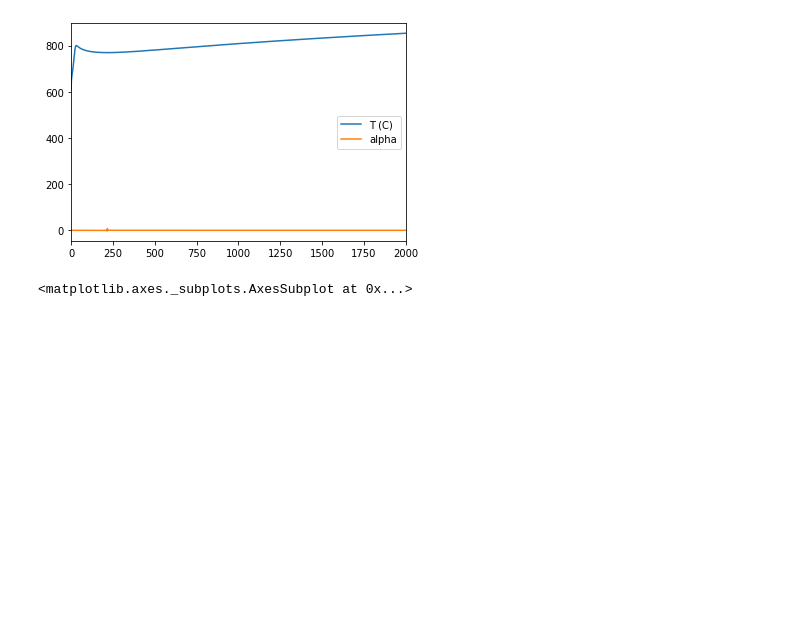
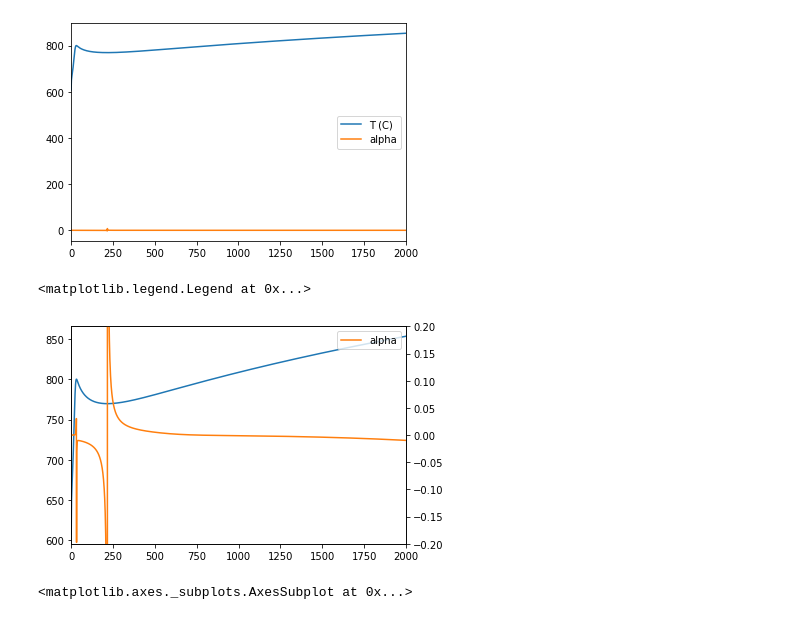
Before and after one commit to ChrisBNEU/HAN, a Jupyter notebook: CanteraModels/rocketman.ipynb, the cells around one changed output. Drawn from its saved outputs; the diff is of its cells as text; code cells hidden in the pictures; blank space fills up the shorter version.

Commit message:
rocketman: improving a plot of T and alpha vs distance.

```diff
--- a/CanteraModels/rocketman.ipynb
+++ b/CanteraModels/rocketman.ipynb
@@ -520,6 +520,15 @@ data[['T (C)', 'alpha']].plot()
 # %% [output]
 <matplotlib.axes._subplots.AxesSubplot at 0x...>
 [figure]
+# %%
+ax1 = data['T (C)'].plot()
+ax2 = ax1.twinx()
+data['alpha'].plot(ax=ax2, color='tab:orange')
+ax2.set_ylim(-0.2, 0.2)
+plt.legend()
+# %% [output]
+<matplotlib.legend.Legend at 0x...>
+[figure, added]
 # %%
 data[['alpha']].plot(logy=True)
 # %% [output]
```
Also changed, not shown: 1 other file.
